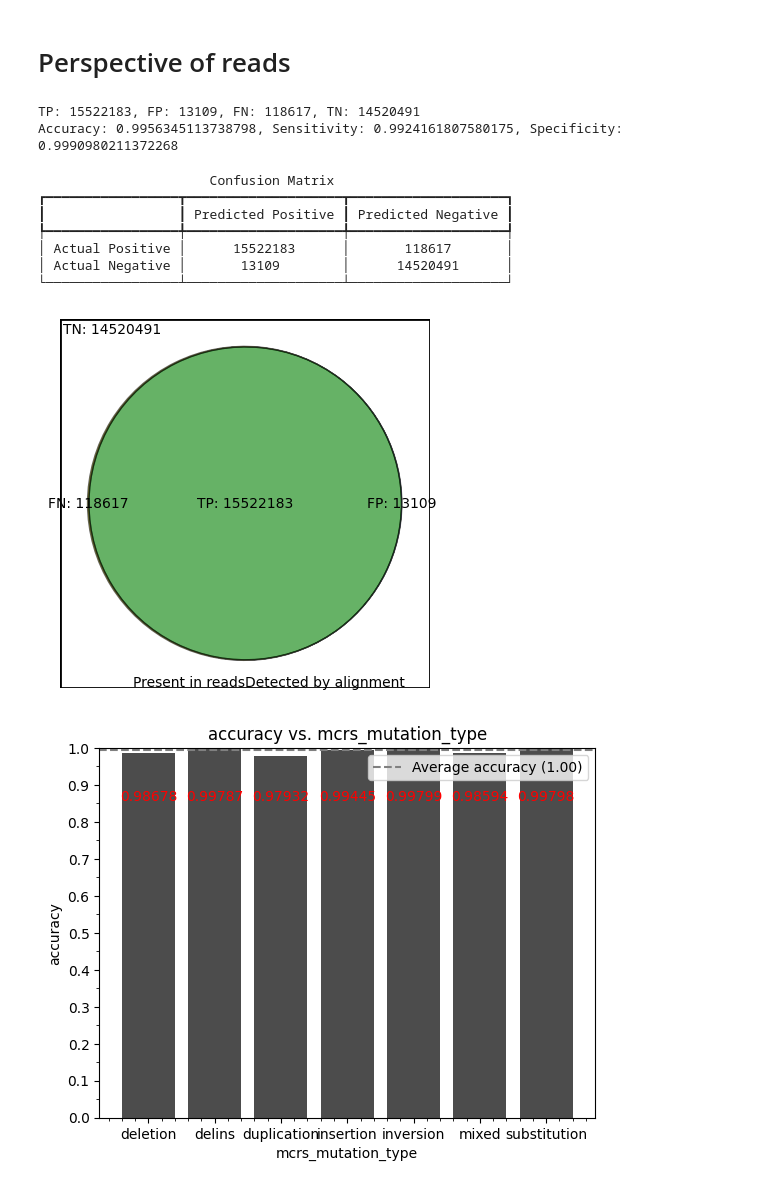
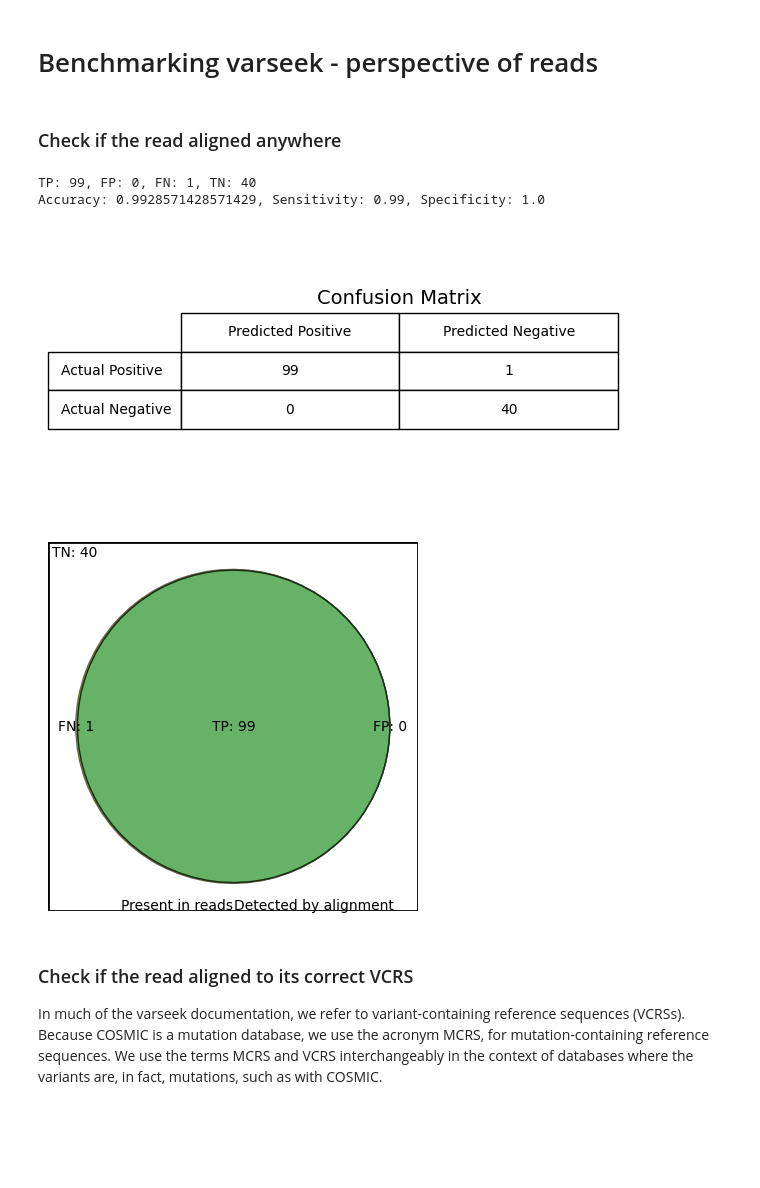
Before and after one commit to pachterlab/RLSRP_2025, a Jupyter notebook: notebooks/Fig2_variant_simulation.ipynb, the cells around one changed output. Saved outputs shown, nothing was run; the diff lists cells and outputs as text; code cells hidden in the pictures; blank space fills up the shorter version.

```diff
--- a/notebooks/Fig2_variant_simulation.ipynb
+++ b/notebooks/Fig2_variant_simulation.ipynb
@@ -208,0 +209,10 @@ if not os.path.exists(vk_count_out_dir) or len(os.listdir(vk_count_out_dir)) ==
+# %%
+!cat {kb_count_out}/run_info.json | grep -E '"n_targets"|"n_processed"|"n_pseudoaligned"|"n_unique"|"p_pseudoaligned"|"p_unique"'
+
+with open(f"{kb_count_out}/run_info.json", 'r', encoding="utf-8") as f:
+    data = json.load(f)
+
+total_reads = data.get("n_processed", None)
+n_pseudoaligned = data.get("n_pseudoaligned", None)
+n_unique = data.get("n_unique", None)
+n_multimapped = n_pseudoaligned - n_unique
@@ -209,23 +228,7 @@ if not os.path.exists(vk_count_out_dir) or len(os.listdir(vk_count_out_dir)) ==
 # %%
-bus_df_path = f"{vk_count_out_dir}/bus_df.csv"
+bus_df_path = f"{kb_count_out}/bus_df.csv"
 if not os.path.exists(bus_df_path):
-    bus_df = make_bus_df_original(kallisto_out = vk_count_out_dir, fastq_file_list = synthetic_reads_fastQ, t2g_file = mutation_t2g, mm = False, union = False, technology = "bulk", bustools = "/home/jrich/miniconda3/envs/varseek/lib/python3.10/site-packages/kb_python/bins/linux/bustools/bustools")
+    bus_df = make_bus_df_original(kallisto_out = kb_count_out, fastq_file_list = synthetic_reads_fastQ, t2g_file = mutation_t2g, mm = False, union = False, technology = "bulk", bustools = bustools)
 else:
     bus_df = pd.read_csv(bus_df_path)
 bus_df.rename(columns={"fastq_header": "read_id"}, inplace=True)
-# %%
-import json
-check_assertions = False
-!cat {vk_count_out_dir}/run_info.json | grep -E '"n_targets"|"n_processed"|"n_pseudoaligned"|"n_unique"|"p_pseudoaligned"|"p_unique"'
-
-with open(f"{vk_count_out_dir}/run_info.json", 'r', encoding="utf-8") as f:
-    data = json.load(f)
-
-total_reads = data.get("n_processed", None)
-n_pseudoaligned = data.get("n_pseudoaligned", None)
-n_unique = data.get("n_unique", None)
-n_multimapped = n_pseudoaligned - n_unique
-
-if check_assertions:
-    assert total_reads == n_pseudoaligned, "Total reads and pseudoaligned reads do not match"
-    assert total_reads == n_unique, "Total reads and unique reads do not match"
@@ -239,35 +235,34 @@ if check_assertions:
 # %% [markdown]
-# Perspective of reads
+# Benchmarking varseek - perspective of reads
+# %% [markdown]
+### Check if the read aligned anywhere
+# %%
+if not "vcrs_variant_type" in read_df.columns or read_df['vcrs_variant_type'].isna().values.all():
+    read_df = add_vcrs_variant_type(read_df, var_column="vcrs_header")
 # %%
 aligned_ids = set(bus_df['read_id'])
 read_df['aligned_somewhere'] = read_df['read_id'].isin(aligned_ids)
 
 read_df['TP_crude'] = (read_df['mutant_read'] & read_df['aligned_somewhere'])
 read_df['FP_crude'] = (~read_df['mutant_read'] & read_df['aligned_somewhere'])
 read_df['FN_crude'] = (read_df['mutant_read'] & ~read_df['aligned_somewhere'])
 read_df['TN_crude'] = (~read_df['mutant_read'] & ~read_df['aligned_somewhere'])
 
 read_df['read_id_unique'] = read_df['read_id'] + "_" + read_df.index.astype(str)  # because, if I sample with replacement, some read_id's (and their matching read_header's) will be repeated
 
-metric_dictionary_reads_crude = calculate_metrics(read_df, header_name = "read_id_unique", check_assertions = check_assertions, crude = True, out = f"{plot_output_folder}/reads_metrics_crude.txt")
+metric_dictionary_reads_crude = calculate_metrics(read_df, header_name = "read_id_unique", check_assertions = False, crude = True, out = f"{plot_output_folder}/reads_metrics_crude.txt")
 draw_confusion_matrix(metric_dictionary_reads_crude)
 
 true_set_crude = set(read_df.loc[read_df['mutant_read'], 'read_id_unique'])
 positive_set_crude = set(read_df.loc[read_df['aligned_somewhere'], 'read_id_unique'])
 # don't show mm here, because mm is counted as a TP for crude
 create_venn_diagram(true_set_crude, positive_set_crude, TN = metric_dictionary_reads_crude['TN'], mm = None, out_path = f"{plot_output_folder}/venn_diagram_read_crude.png")
-
-create_stratified_metric_bar_plot(read_df, 'vcrs_variant_type', 'accuracy', overall_metric = metric_dictionary_reads_crude['accuracy'], log_x_axis = False, display_numbers = True, crude = True, out_path = f"{plot_output_folder}/accuracy_vs_vcrs_variant_type_read_perspective_crude.png")
 # %% [output]
-TP: 15522183, FP: 13109, FN: 118617, TN: 14520491
-Accuracy: 0.9956345113738798, Sensitivity: 0.9924161807580175, Specificity: 0.9990980211372268
+TP: 99, FP: 0, FN: 1, TN: 40
+Accuracy: 0.9928571428571429, Sensitivity: 0.99, Specificity: 1.0
-                      Confusion Matrix
-┏━━━━━━━━━━━━━━━━━┳━━━━━━━━━━━━━━━━━━━━┳━━━━━━━━━━━━━━━━━━━━┓
-┃                 ┃ Predicted Positive ┃ Predicted Negative ┃
-┡━━━━━━━━━━━━━━━━━╇━━━━━━━━━━━━━━━━━━━━╇━━━━━━━━━━━━━━━━━━━━┩
-│ Actual Positive │      15522183      │       118617       │
-│ Actual Negative │       13109        │      14520491      │
-└─────────────────┴────────────────────┴────────────────────┘
-[figure, old version]
+[figure, new version]
-[figure, old version]
+[figure, new version]
+# %% [markdown]
+### Check if the read aligned to its correct VCRS
+In much of the varseek documentation, we refer to variant-containing reference sequences (VCRSs). Because COSMIC is a mutation database, we use the acronym MCRS, for mutation-containing reference sequences. We use the terms MCRS and VCRS interchangeably in the context of databases where the variants are, in fact, mutations, such as with COSMIC.
 # %%
```
Also changed, not shown: parts of 41 cells of this notebook, 9 other files.
